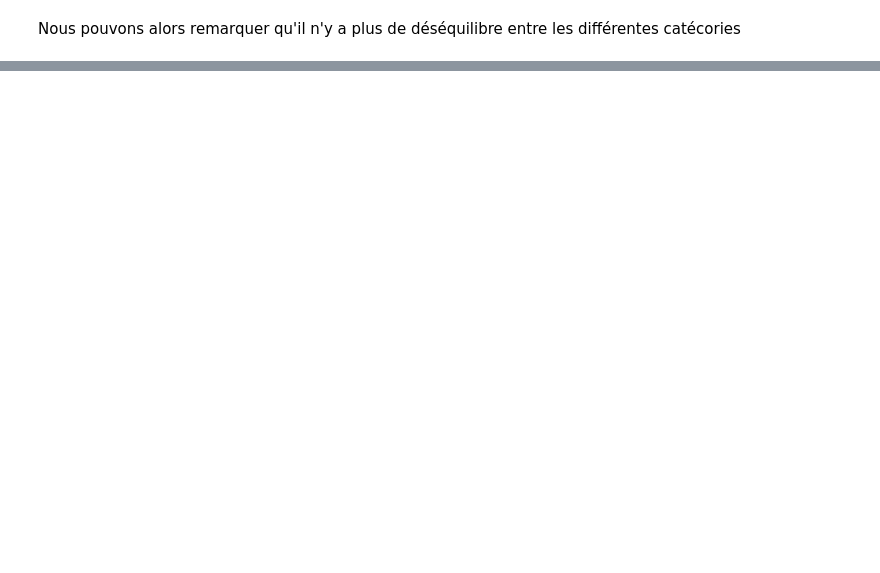
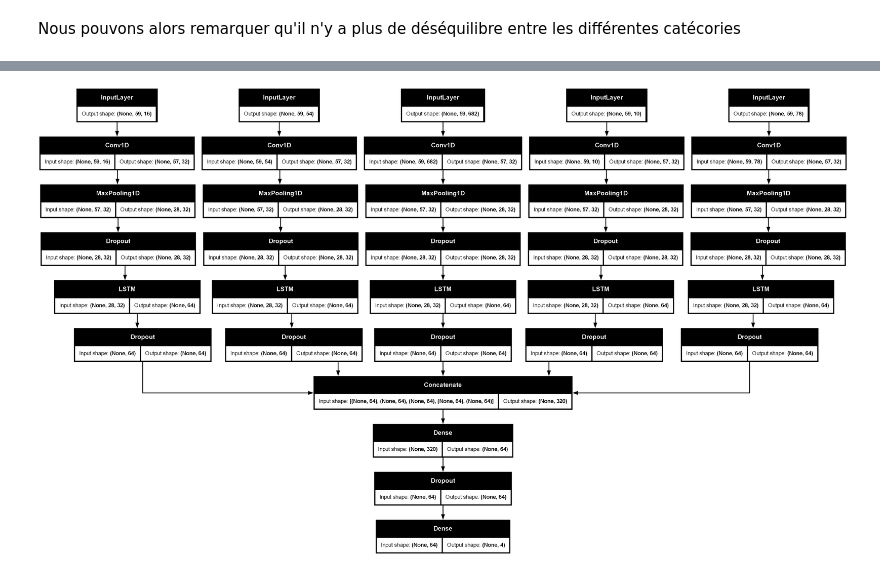
Before and after one commit to Florian-DAUVERGNE/Projet_Architectures_de_traitement_complexes, a Jupyter notebook: projet_v3.ipynb, the cells around one changed output, grey strips where cells are left out. Saved outputs shown, nothing was run; the diff lists cells and outputs as text; code cells hidden in the pictures; blank space fills up the shorter version.

```diff
--- a/projet_v3.ipynb
+++ b/projet_v3.ipynb
@@ -1609,0 +1316,12 @@ Cette étude démontre l'intérêt d'une approche multimodale pour la classifica
+# %%
+# Créer le modèle CNN-LSTM
+cnn_lstm_model = create_cnn_lstm_model(X_train.shape[1:3])
+
+# Créer le modèle CNN-LSTM-MULTIMODAL
+cnn_lstm_multimodal_model = create_cnn_lstm_multimodal_model([
+    X_emg_train.shape[1:3],
+    X_imu_train.shape[1:3],
+    X_ips_train.shape[1:3],
+    X_cop_train.shape[1:3],
+    X_mocap_train.shape[1:3]
+])
@@ -1609,0 +1333,5 @@ Cette étude démontre l'intérêt d'une approche multimodale pour la classifica
+# %%
+# Afficher l'architecture du modèle CNN-LSTM-MULTIMODAL
+plot_model(cnn_lstm_multimodal_model, show_shapes=True, show_layer_names=False)
+# %% [output]
+[figure, added]
```
Also changed, not shown: parts of 108 cells of this notebook.
